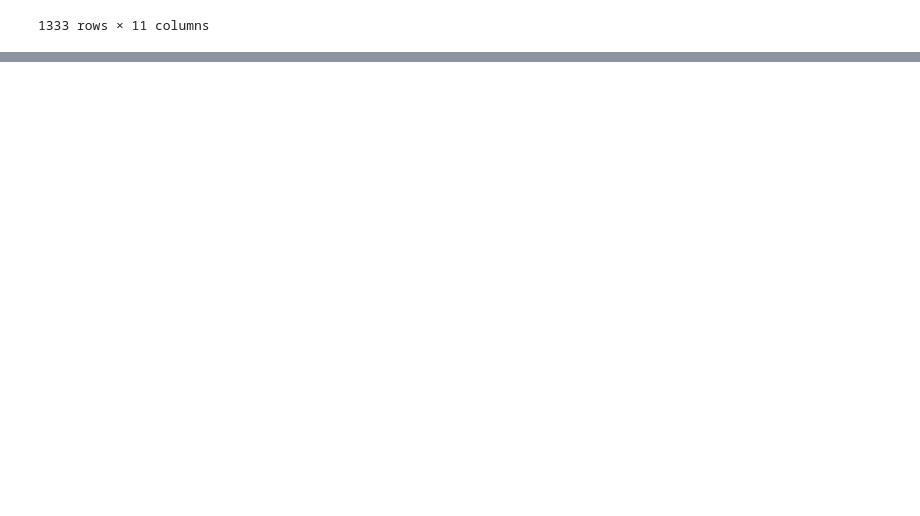
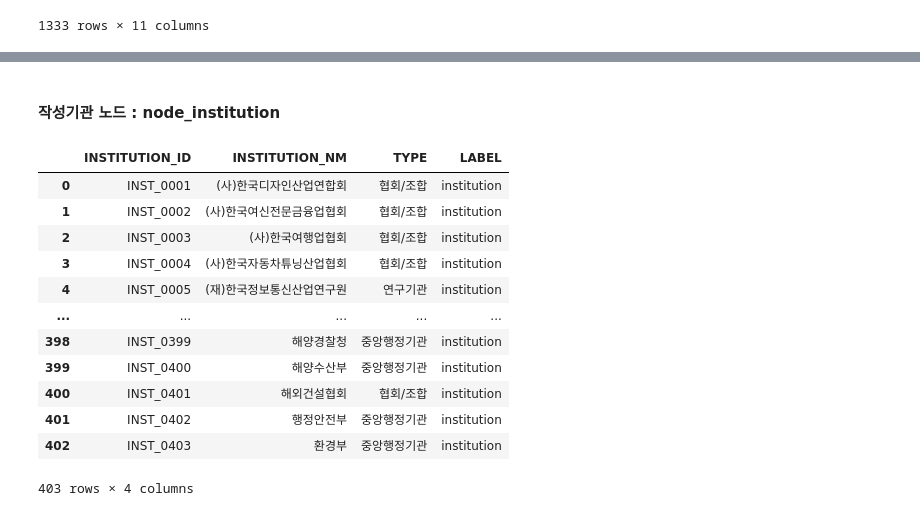
Before and after one commit to Tikkeulmoatikkeul/Cos-kobot_enhancement_research, a Jupyter notebook: node_survey.ipynb, the cells around one changed output, grey strips where cells are left out. Cells and saved outputs as stored; diff of their text form; code cells hidden in the pictures; blank space fills up the shorter version.

```diff
--- a/node_survey.ipynb
+++ b/node_survey.ipynb
@@ -340,0 +375,32 @@ df_node_survey.to_csv("./nodes/node_survey.csv", index=False, encoding="utf-8-si
+# %% [markdown]
+#### 작성기관 노드 : node_institution
+# %%
+df_inst = df_node_survey[["작성기관","기관유형"]].drop_duplicates()
+
+df_inst.rename(columns={
+    "작성기관": "INSTITUTION_NM",
+    "기관유형": "TYPE"
+}, inplace=True)
+
+df_inst["LABEL"]="institution"
+
+df_inst = df_inst.sort_values(by="INSTITUTION_NM").reset_index(drop=True)
+
+df_inst["INSTITUTION_ID"] = ["INST_{:04d}".format(i+1) for i in range(len(df_inst))]
+
+df_inst = df_inst[["INSTITUTION_ID","INSTITUTION_NM","TYPE","LABEL"]]
+df_inst
+# %% [output]
+|  | INSTITUTION_ID | INSTITUTION_NM | TYPE | LABEL |
+| 0 | INST_0001 | (사)한국디자인산업연합회 | 협회/조합 | institution |
+| 1 | INST_0002 | (사)한국여신전문금융업협회 | 협회/조합 | institution |
+| 2 | INST_0003 | (사)한국여행업협회 | 협회/조합 | institution |
+| 3 | INST_0004 | (사)한국자동차튜닝산업협회 | 협회/조합 | institution |
+| 4 | INST_0005 | (재)한국정보통신산업연구원 | 연구기관 | institution |
+| ... | ... | ... | ... | ... |
+| 398 | INST_0399 | 해양경찰청 | 중앙행정기관 | institution |
+| 399 | INST_0400 | 해양수산부 | 중앙행정기관 | institution |
+| 400 | INST_0401 | 해외건설협회 | 협회/조합 | institution |
+| 401 | INST_0402 | 행정안전부 | 중앙행정기관 | institution |
+| 402 | INST_0403 | 환경부 | 중앙행정기관 | institution |
+403 rows × 4 columns
```
Also changed, not shown: parts of 13 cells of this notebook, 4 other files.
